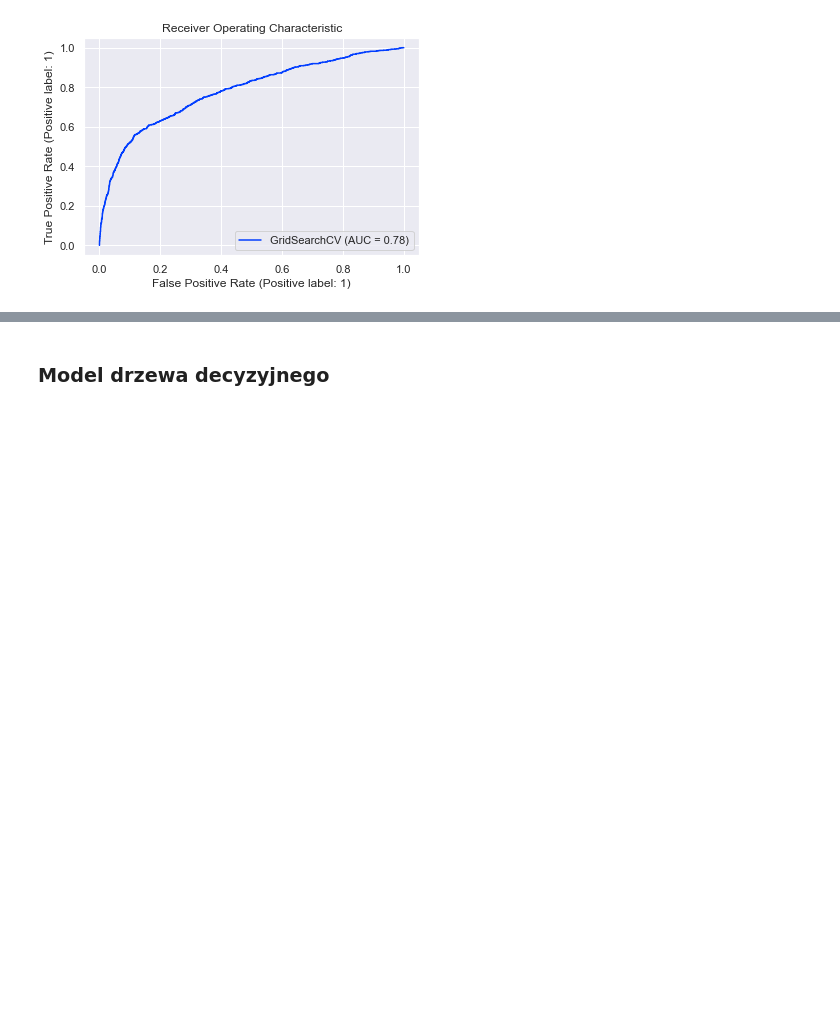
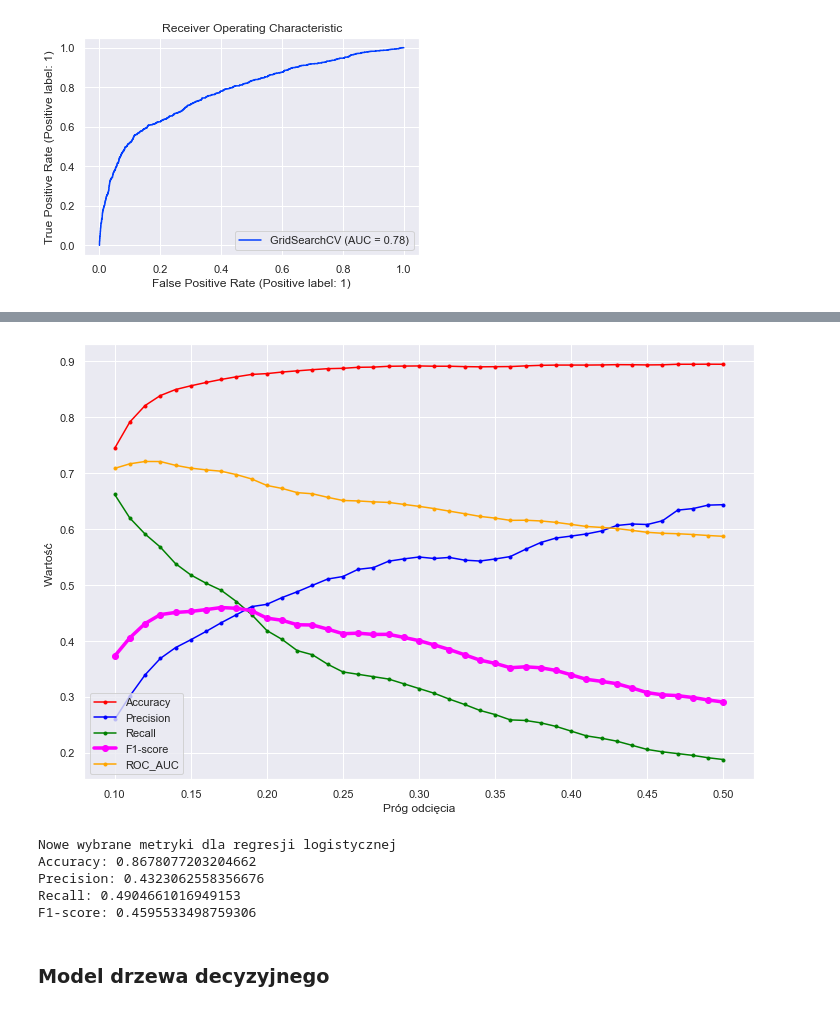
Before and after one commit to kosmobiker/SGH, a Jupyter notebook: SLM/SRD_projekt_20210528_UD.ipynb, the cells around one changed output, grey strips where cells are left out. Saved outputs shown, nothing was run; the diff lists cells and outputs as text; code cells hidden in the pictures; blank space fills up the shorter version.

```diff
--- a/SLM/SRD_projekt_20210518_JW.ipynb
+++ b/SLM/SRD_projekt_20210528_UD.ipynb
@@ -201,21 +185,13 @@ X_train,X_test,y_train,y_test=train_test_split(X,y,test_size=0.20,random_state=1
 ### Model regresji logistycznej
 # %%
 #Wybór modelu
-model=LogisticRegression(random_state=0)
+model=LogisticRegression(random_state=0, solver='liblinear')
 
 #Siatka parametrów
-param_grid = [
-    {'solver' : ['lbfgs','liblinear'],
-     'max_iter' : [100,1000,5000]
-    }
-]
-
-# propozycja
-# param_grid = {'C' : [0.001, 0.01, 0.1, 0.5, 1, 10]}
-# model=LogisticRegression(random_state=0, solver='liblinear')
+param_grid = {'C' : [0.001, 0.01, 0.1, 0.5, 1, 10]}
 # %%
 #Dobór optymalnych parametrów (siatka parametrów;walidacja krzyżowa - 3 części)
-clf=GridSearchCV(model, param_grid,cv = 3)
+clf=GridSearchCV(model, param_grid,cv = 3,scoring='f1')
 # %%
 #Dopasowanie optymalnego modelu do zbioru uczącego
 best_model = clf.fit(X_train,y_train)
@@ -280,3 +243,49 @@ Text(0.5, 1.0, 'Receiver Operating Characteristic')
+# %%
+def threshold_optima(model, table=False, plot=False):
+
+    thresholds = np.linspace(0.1, 0.5, 41)
+    results = pd.DataFrame(columns = ["threshold", "Accuracy", "Precision", "Recall", "F1-score", "ROC_AUC"])
+    for threshold in thresholds:
+        y_new_pred = (model.predict_proba(X_test)[:,1] >= threshold).astype(int)
+        acc = metrics.accuracy_score(y_test, y_new_pred)
+        prec = metrics.precision_score(y_test, y_new_pred)
+        rec = metrics.recall_score(y_test, y_new_pred)
+        f1 = metrics.f1_score(y_test, y_new_pred)
+        roc_auc = metrics.roc_auc_score(y_test, y_new_pred)
+        results = results.append(pd.Series([threshold, acc, prec, rec, f1, roc_auc], index=results.columns), ignore_index=True)
+
+    if table != False:
+        return results
+
+    if plot != False:
+        plt.figure(figsize=(12,8))
+        plt.plot(results['threshold'], results['Accuracy'], marker='.', label='Accuracy', color='red')
+        plt.plot(results['threshold'], results['Precision'], marker='.', label='Precision', color='blue')
+        plt.plot(results['threshold'], results['Recall'], marker='.', label='Recall', color='green')
+        plt.plot(results['threshold'], results['F1-score'], marker='o', label='F1-score', linewidth=3.5, color='magenta')
+        plt.plot(results['threshold'], results['ROC_AUC'], marker='.', label='ROC_AUC', color='orange')
+        plt.xlabel('Próg odcięcia')
+        plt.ylabel('Wartość ')
+        plt.legend()
+        plt.show();
+# %%
+threshold_optima(best_model, plot=True)
+# %% [output]
+[figure, added]
+# %%
+#Nowe
+y_new_pred = (best_model.predict_proba(X_test)[:,1] >= 0.17).astype(int)
+print("Nowe wybrane metryki dla regresji logistycznej")
+print("Accuracy:",metrics.accuracy_score(y_test, y_new_pred))
+print("Precision:",metrics.precision_score(y_test, y_new_pred))
+print("Recall:",metrics.recall_score(y_test, y_new_pred))
+print("F1-score:",metrics.f1_score(y_test, y_new_pred))
+# %% [output]
+Nowe wybrane metryki dla regresji logistycznej
+Accuracy: 0.8678077203204662
+Precision: 0.4323062558356676
+Recall: 0.4904661016949153
+F1-score: 0.4595533498759306
 # %% [markdown]
 ### Model drzewa decyzyjnego
 # %%
```
Also changed, not shown: parts of 14 cells of this notebook, 35 other files.
